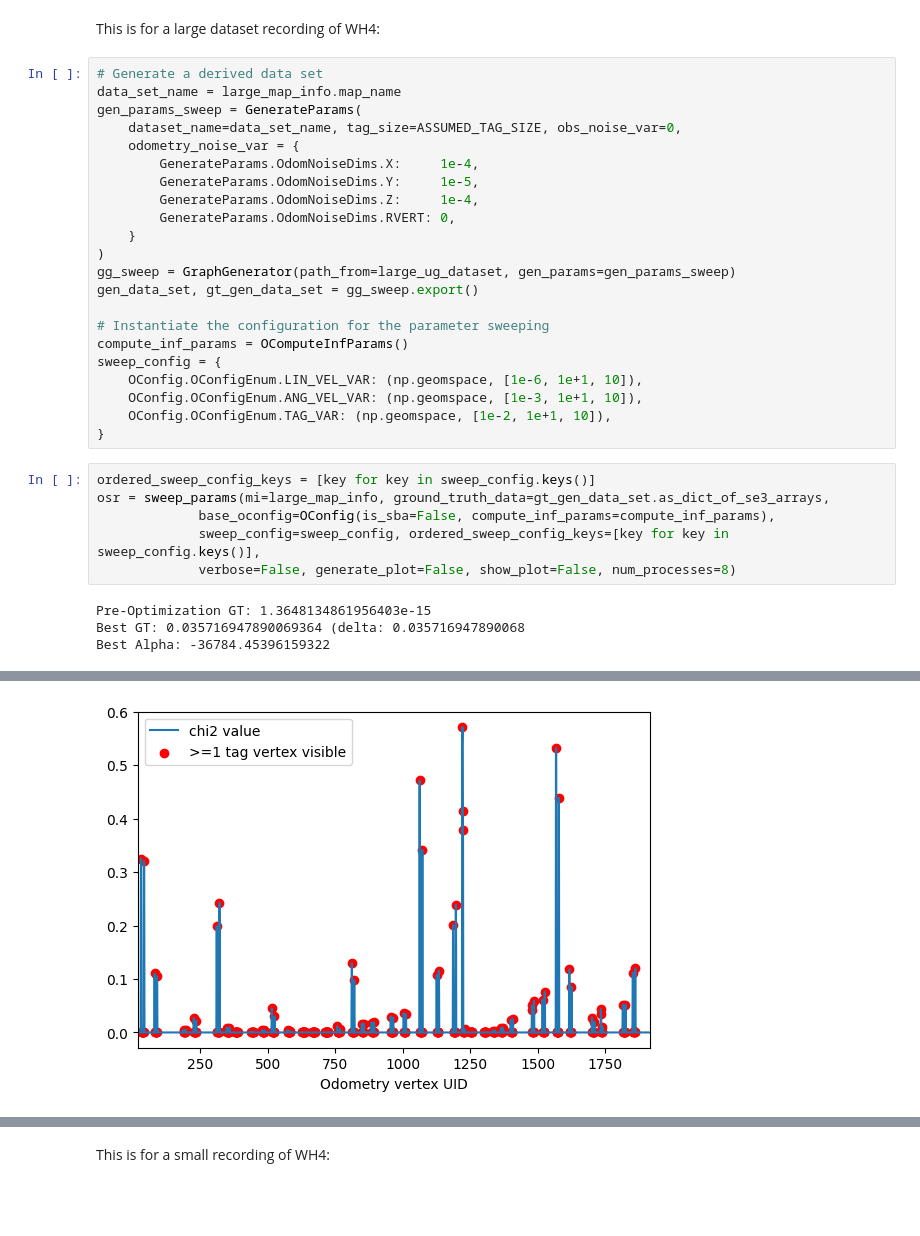
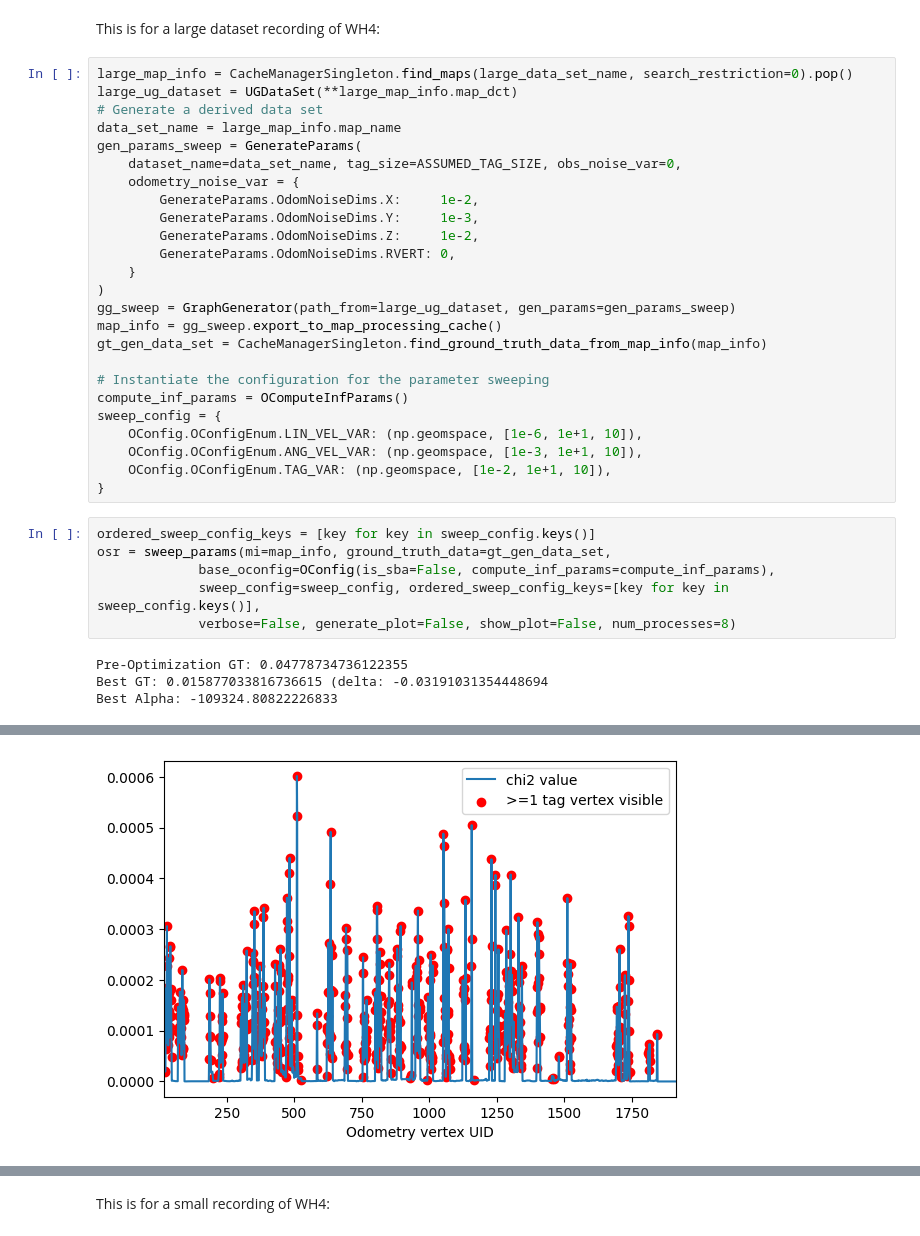
Before and after one commit to occamLab/invisible-map-generation, a Jupyter notebook: notebooks/experiments/experiment_zero_wh4.ipynb, the cells around one changed output, grey strips where cells are left out. Cells and saved outputs as stored; diff of their text form; blank space fills up the shorter version.

```diff
--- a/notebooks/experiments/experiment_zero_wh4.ipynb
+++ b/notebooks/experiments/experiment_zero_wh4.ipynb
@@ -176,19 +177,22 @@ The second iteration of this experiment ensures that if a certain odometry varia
 # %% [markdown]
 This is for a large dataset recording of WH4:
 # %%
+large_map_info = CacheManagerSingleton.find_maps(large_data_set_name, search_restriction=0).pop()
+large_ug_dataset = UGDataSet(**large_map_info.map_dct)
 # Generate a derived data set
 data_set_name = large_map_info.map_name
 gen_params_sweep = GenerateParams(
     dataset_name=data_set_name, tag_size=ASSUMED_TAG_SIZE, obs_noise_var=0,
     odometry_noise_var = {
-        GenerateParams.OdomNoiseDims.X:     1e-4,
-        GenerateParams.OdomNoiseDims.Y:     1e-5,
-        GenerateParams.OdomNoiseDims.Z:     1e-4,
+        GenerateParams.OdomNoiseDims.X:     1e-2,
+        GenerateParams.OdomNoiseDims.Y:     1e-3,
+        GenerateParams.OdomNoiseDims.Z:     1e-2,
         GenerateParams.OdomNoiseDims.RVERT: 0,
     }
 )
 gg_sweep = GraphGenerator(path_from=large_ug_dataset, gen_params=gen_params_sweep)
-gen_data_set, gt_gen_data_set = gg_sweep.export()
+map_info = gg_sweep.export_to_map_processing_cache()
+gt_gen_data_set = CacheManagerSingleton.find_ground_truth_data_from_map_info(map_info)
 
 # Instantiate the configuration for the parameter sweeping
 compute_inf_params = OComputeInfParams()
@@ -199,11 +203,11 @@ sweep_config = {
 }
 # %%
 ordered_sweep_config_keys = [key for key in sweep_config.keys()]
-osr = sweep_params(mi=large_map_info, ground_truth_data=gt_gen_data_set.as_dict_of_se3_arrays,
+osr = sweep_params(mi=map_info, ground_truth_data=gt_gen_data_set,
              base_oconfig=OConfig(is_sba=False, compute_inf_params=compute_inf_params),
              sweep_config=sweep_config, ordered_sweep_config_keys=[key for key in sweep_config.keys()],
              verbose=False, generate_plot=False, show_plot=False, num_processes=8)
 # %% [output]
-Pre-Optimization GT: 1.3648134861956403e-15
-Best GT: 0.035716947890069364 (delta: 0.035716947890068
-Best Alpha: -36784.45396159322
+Pre-Optimization GT: 0.04778734736122355
+Best GT: 0.015877033816736615 (delta: -0.03191031354448694
+Best Alpha: -109324.80822226833
@@ -211,4 +215,4 @@ Best Alpha: -36784.45396159322
-[figure, old version]
+[figure, new version]
 # %%
 # Enter the same zero variance back into the prediction to find gt at this query
 query_at_exact = {
```
Also changed, not shown: parts of 18 cells of this notebook.
